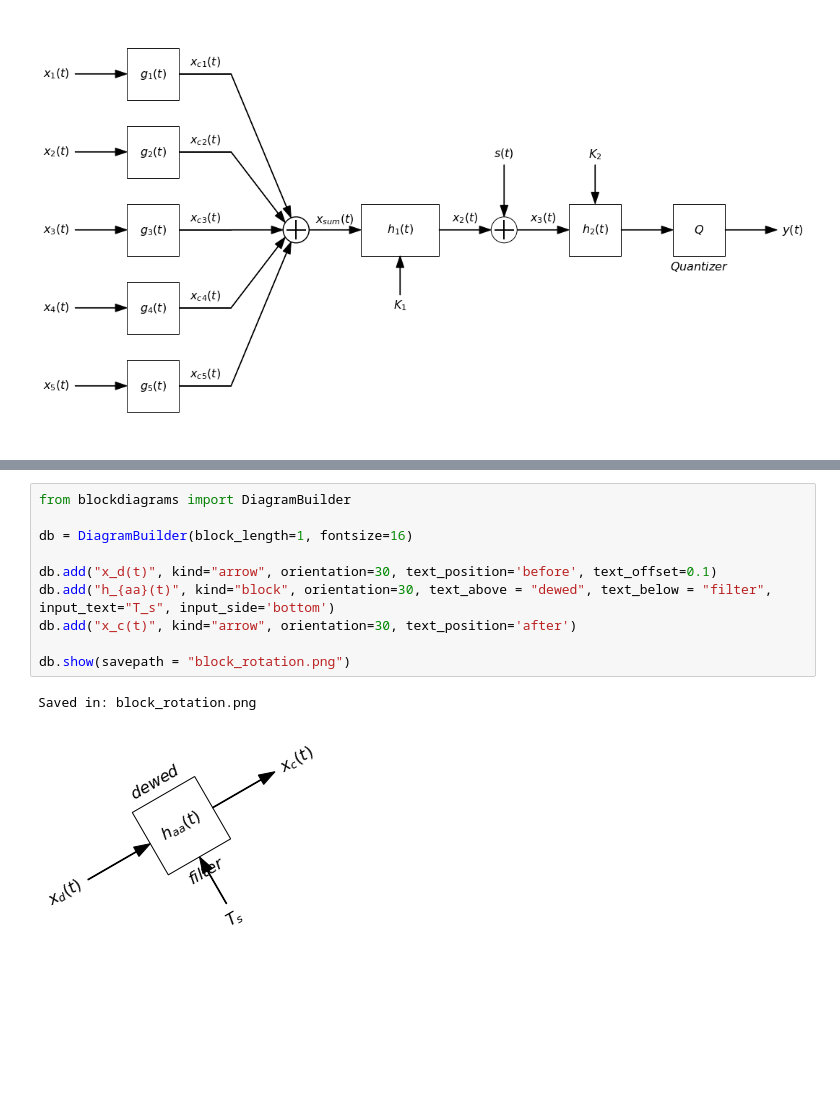
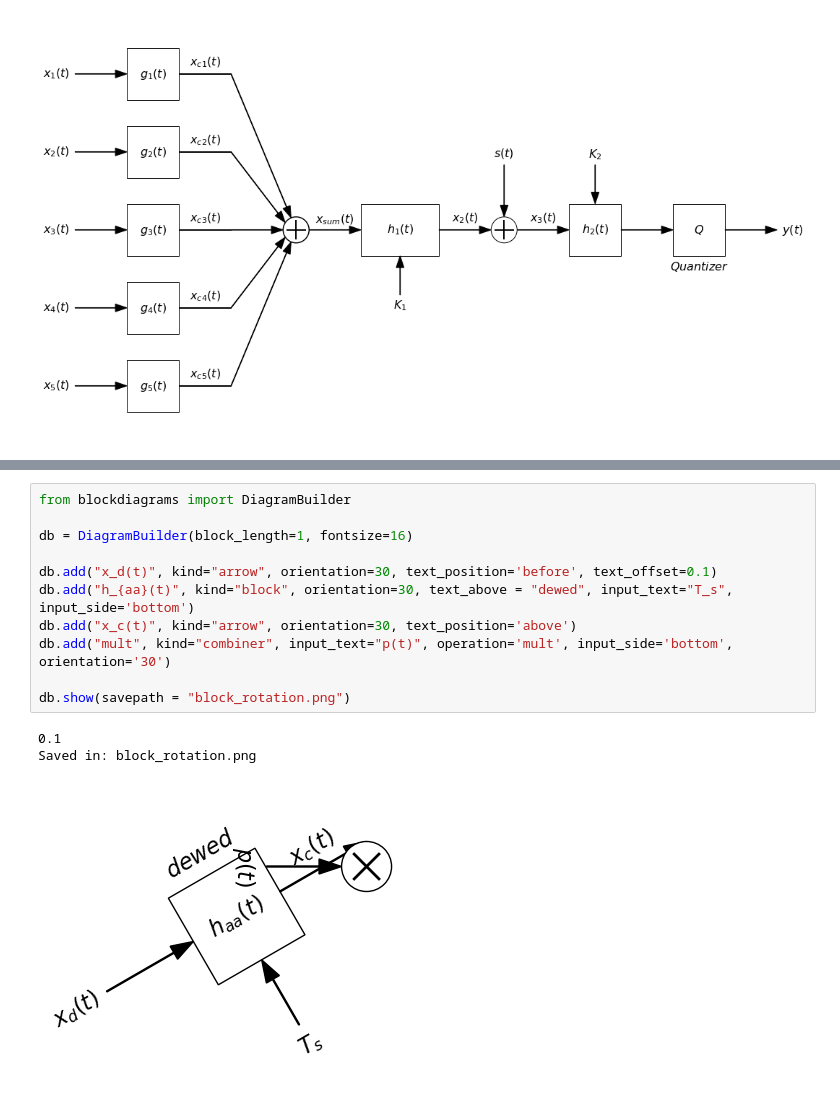
Before and after one commit to miguelmartfern/BlockDiagrams, a Jupyter notebook: diag_examples.ipynb, the cells around one changed output, grey strips where cells are left out. Saved outputs shown, nothing was run; the diff lists cells and outputs as text; blank space fills up the shorter version.

Commit message:
__draw_combiner__: added orientation option.

```diff
--- a/diag_examples.ipynb
+++ b/diag_examples.ipynb
@@ -97,13 +129,15 @@ Saved in: diag3.png
 # %%
 from blockdiagrams import DiagramBuilder
 
 db = DiagramBuilder(block_length=1, fontsize=16)
 
 db.add("x_d(t)", kind="arrow", orientation=30, text_position='before', text_offset=0.1)
-db.add("h_{aa}(t)", kind="block", orientation=30, text_above = "dewed", text_below = "filter", input_text="T_s", input_side='bottom')
-db.add("x_c(t)", kind="arrow", orientation=30, text_position='after')
+db.add("h_{aa}(t)", kind="block", orientation=30, text_above = "dewed", input_text="T_s", input_side='bottom')
+db.add("x_c(t)", kind="arrow", orientation=30, text_position='above')
+db.add("mult", kind="combiner", input_text="p(t)", operation='mult', input_side='bottom', orientation='30')
 
 db.show(savepath = "block_rotation.png")
 # %% [output]
+0.1
 Saved in: block_rotation.png
-[figure, old version]
+[figure, new version]
```
Also changed, not shown: parts of 3 cells of this notebook, 1 other file.
